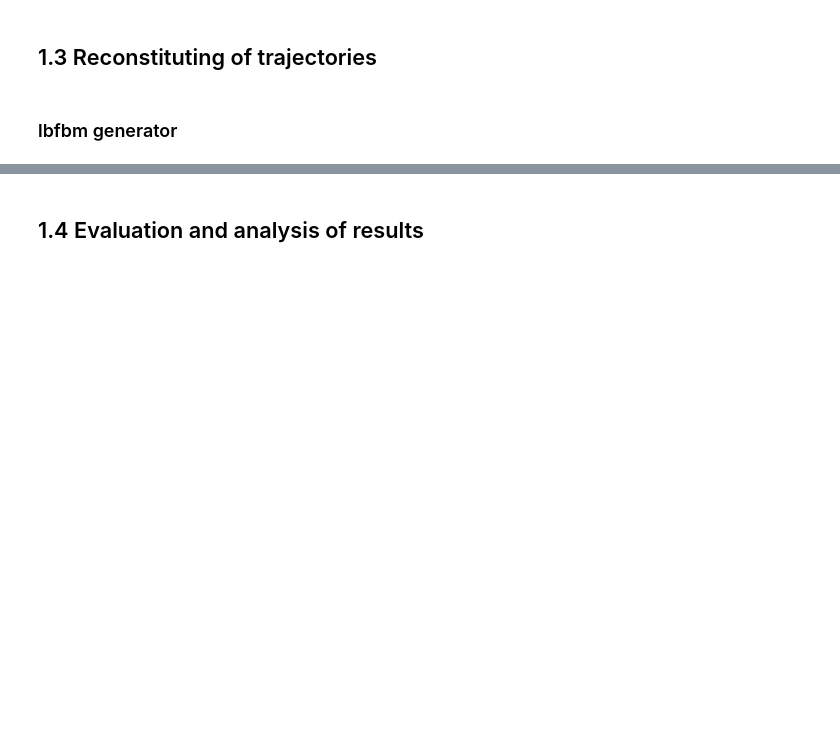
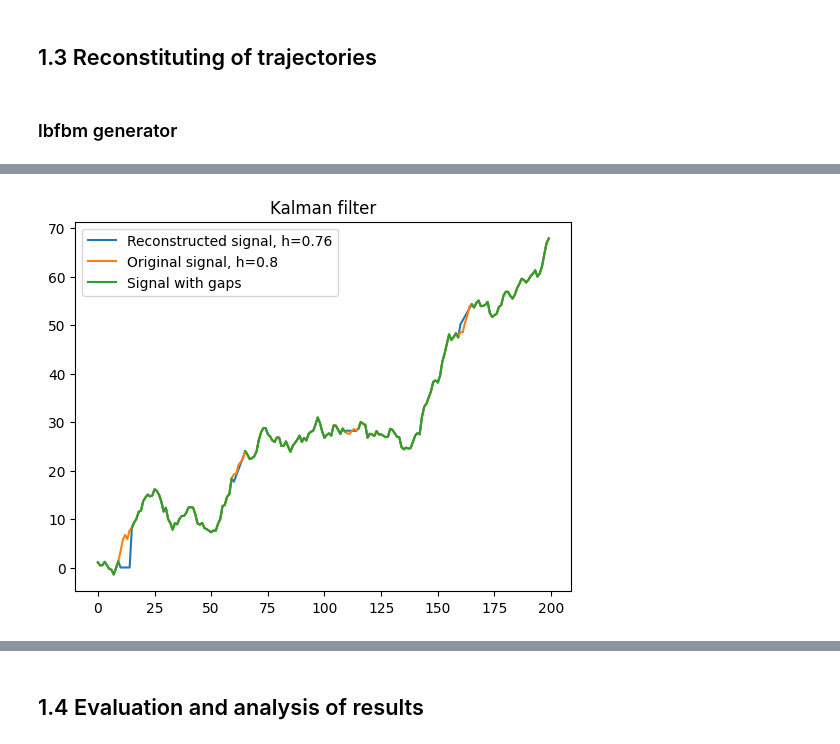
Before and after one commit to Digiratory/StatTools, a Jupyter notebook: research/data_recovery.ipynb, the cells around one changed output, grey strips where cells are left out. Saved outputs shown, nothing was run; the diff lists cells and outputs as text; code cells hidden in the pictures; blank space fills up the shorter version.

Commit message:
feat: add Kalman filter

```diff
--- a/research/data_recovery.ipynb
+++ b/research/data_recovery.ipynb
@@ -228,0 +232,22 @@ plt.show()
+# %%
+kf = EnhancedKalmanFilter (dim_x=2, dim_z=1)
+
+kf.x = np.array([[0.],              # position
+                [0.]])              # velocity
+kf.F = np.array([[1.,1.],           # transition matrix
+                [0.,1.]])
+kf.H = np.array([[1.,0.]])          # measurements matrix
+kf.P *= 1.0                         # covariance matrix
+kf.auto_configure(signal_with_gaps, 0.1)
+
+filtered_values = np.zeros(signal_with_gaps.shape[0])
+full_filtered_values = np.zeros(signal_with_gaps.shape[0])
+# %%
+%%time
+for i in range(signal_with_gaps.shape[0]):
+    kf.predict()
+    if not np.isnan(signal_with_gaps[i]):
+        kf.update(signal_with_gaps[i])
+        filtered_values[i] = signal_with_gaps[i]
+    else:
+        filtered_values[i] = kf.x[0,0]
@@ -228,0 +257,17 @@ plt.show()
+# %%
+dfa = DFA(np.diff(filtered_values))
+h = round(dfa.find_h(), 2)
+plt.plot(filtered_values[0:200], label=f"Reconstructed signal, h={h}")
+dfa = DFA(np.diff(signal_ds[0]))
+h = round(dfa.find_h(), 2)
+plt.plot(signal_ds[0][0:200], label=f"Original signal, h={h}")
+plt.plot(signal_with_gaps[0:200], label=f"Signal with gaps")
+
+dfa = DFA(np.diff(full_filtered_values))
+h = round(dfa.find_h(), 2)
+# plt.plot(full_filtered_values[0:200], label=f'Full filtered signal, h={h}')
+plt.title("Kalman filter")
+plt.legend()
+plt.show()
+# %% [output]
+[figure, added]
```
Also changed, not shown: parts of 13 cells of this notebook, 3 other files.
